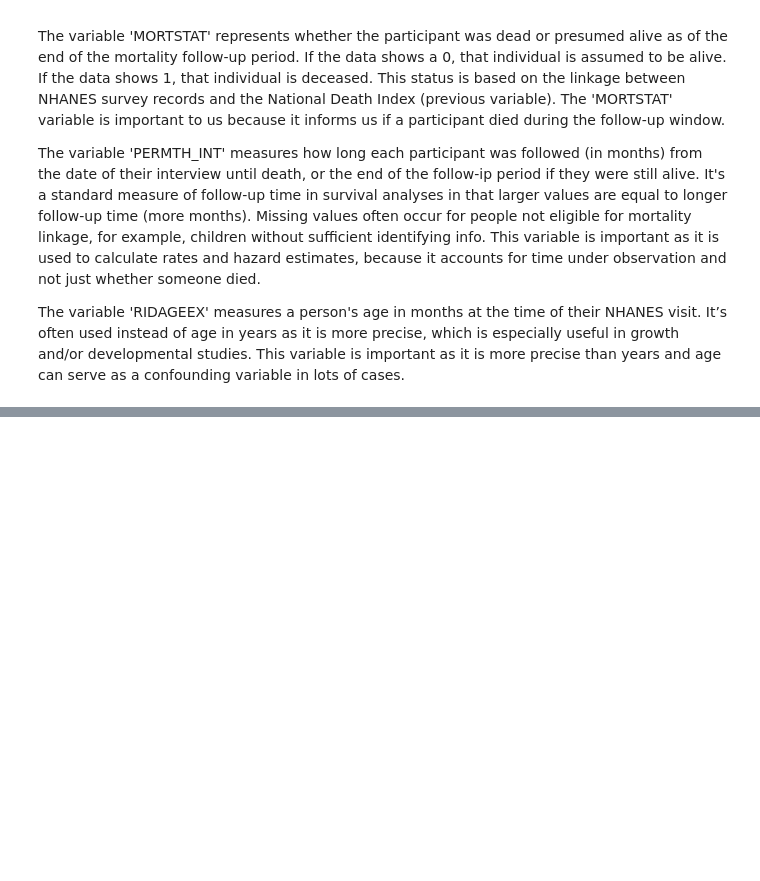
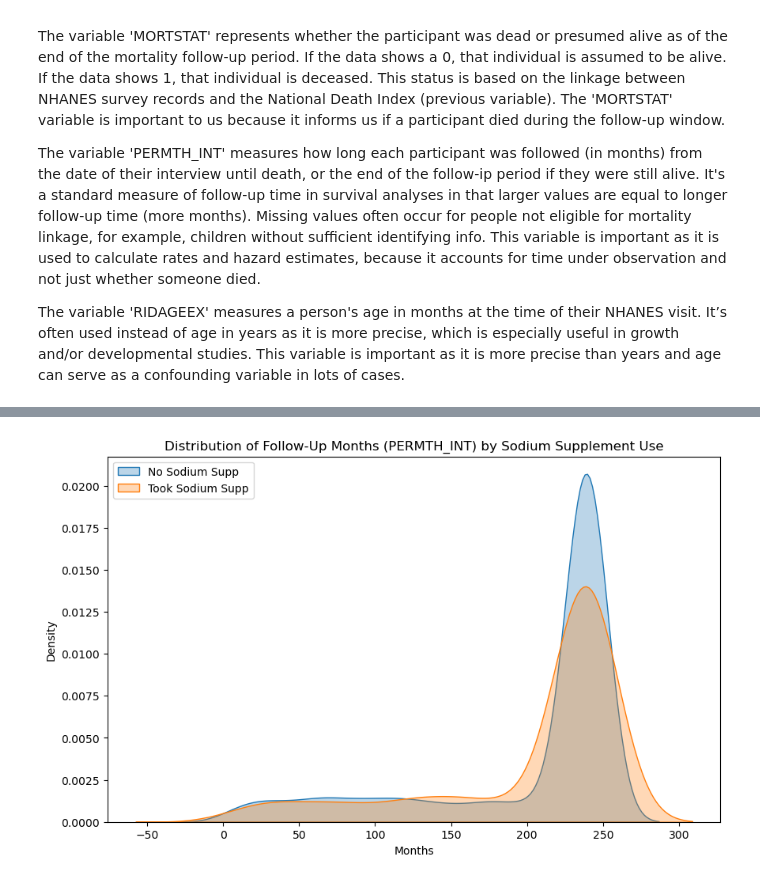
Before and after one commit to ZachEklund/Project_1, a Jupyter notebook: project_1_bsds.ipynb, the cells around one changed output, grey strips where cells are left out. Drawn from its saved outputs; the diff is of its cells as text; code cells hidden in the pictures; blank space fills up the shorter version.

Commit message:
Analyze distributions and correlations for sodium, fiber, and caffeine predictors

```diff
--- a/project_1_bsds.ipynb
+++ b/project_1_bsds.ipynb
@@ -85,0 +173,15 @@ The variable 'RIDAGEEX' measures a person's age in months at the time of their N
+# %%
+# 2. Conditional Kernel Densities
+# How does Life Expectancy (PERMTH_INT) change if they took a specific supplement?
+plt.figure(figsize=(10, 6))
+sns.kdeplot(data=df[df['took_sodium'] == 0], x='PERMTH_INT', label='No Sodium Supp', fill=True, alpha=0.3)
+sns.kdeplot(data=df[df['took_sodium'] == 1], x='PERMTH_INT', label='Took Sodium Supp', fill=True, alpha=0.3)
+plt.title('Distribution of Follow-Up Months (PERMTH_INT) by Sodium Supplement Use')
+plt.xlabel('Months')
+plt.ylabel('Density')
+plt.legend()
+plt.show()
+
+# You can easily duplicate this block and change 'took_sodium' to 'took_fiber' or 'took_caffeine'
+# %% [output]
+[figure, added]
```
Also changed, not shown: parts of 14 cells of this notebook.
